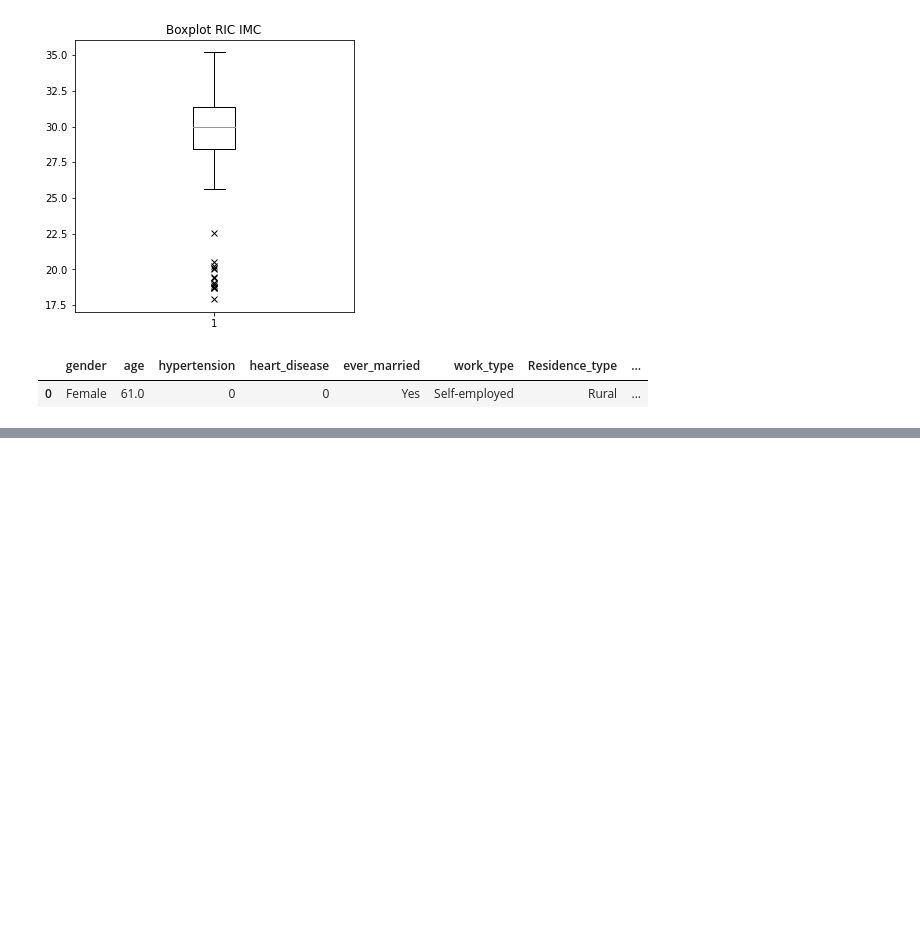
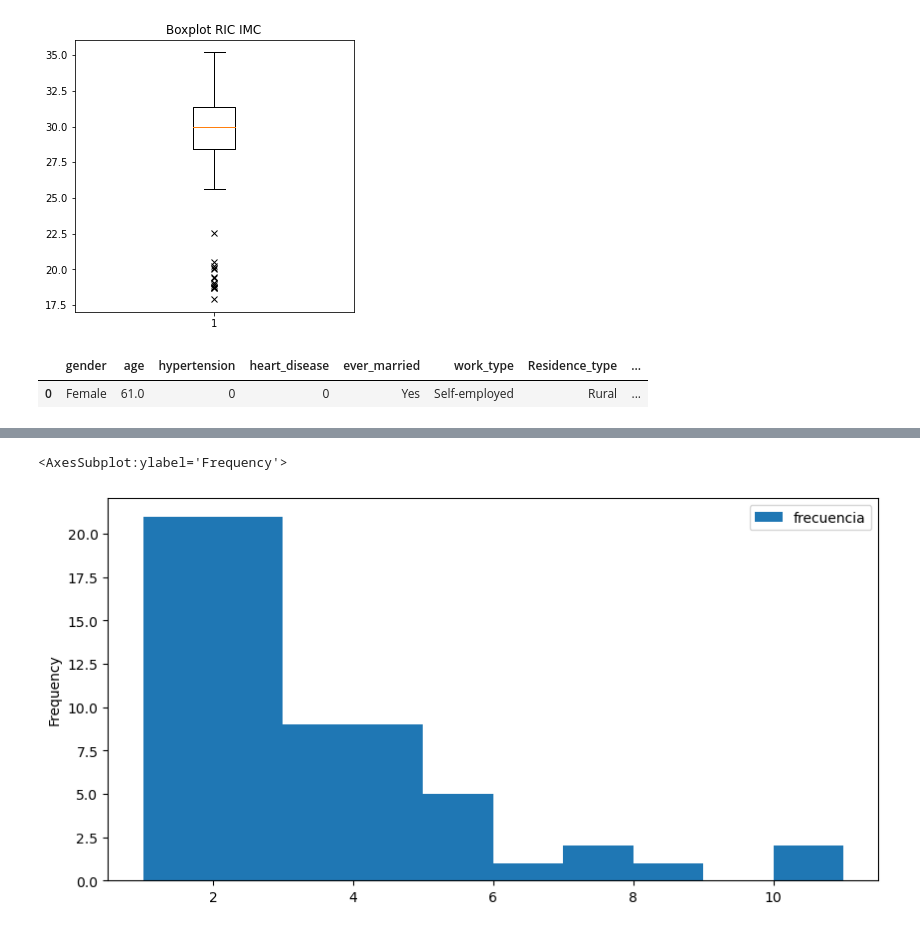
Before and after one commit to Adalab/Adalab-DA-promo-b-modulo-2-sprint-1-Ariana-Vero, a Jupyter notebook: Estadística/Estadística2.ipynb, the cells around one changed output, grey strips where cells are left out. Cells and saved outputs as stored; diff of their text form; code cells hidden in the pictures; blank space fills up the shorter version.

```diff
--- a/Estadística/Estadística2.ipynb
+++ b/Estadística/Estadística2.ipynb
@@ -190,2 +263,11 @@ df.head(1)
 # %%
     #- Representación de al menos una tabla de frecuencias
+
+plt.rcdefaults()
+
+df_cuali=df.groupby(['gender','ever_married','work_type','Residence_type','smoking_status'])
+cuali= df_cuali.agg(frecuencia=(('age','count')))
+cuali.plot.hist(figsize=(10,5))
+# %% [output]
+<AxesSubplot:ylabel='Frequency'>
+[figure, added]
```
Also changed, not shown: parts of 8 cells of this notebook, 2 other files.
